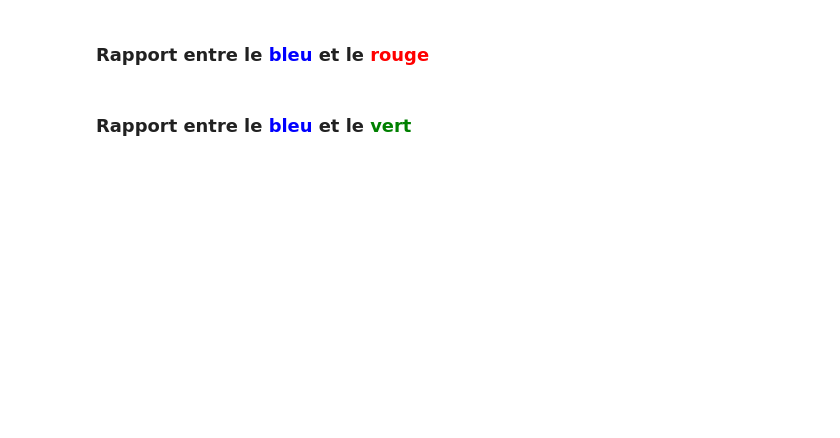
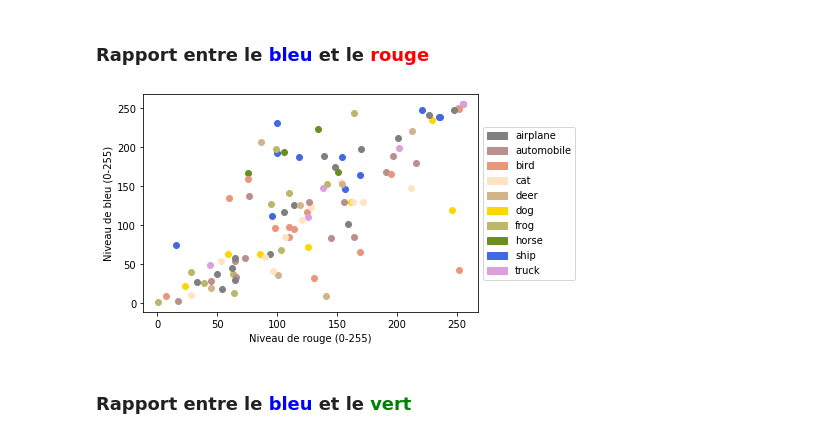
Before and after one commit to hakimMzabi/dl-kaggle-dataset-analysis, a Jupyter notebook: notebooks/linear.ipynb, the cells around one changed output. Drawn from its saved outputs; the diff is of its cells as text; code cells hidden in the pictures; blank space fills up the shorter version.

```diff
--- a/notebooks/linear.ipynb
+++ b/notebooks/linear.ipynb
@@ -76,14 +52,18 @@ plot_rgb_comparison(
 # %% [markdown]
 ### Rapport entre le <span style="color:blue;">bleu</span> et le <span style="color:red;">rouge</span>
 # %%
-plot_rgb_comparison(
+lnr.plot_rgb_comparison(
+    x,
+    y,
     red_index,
     blue_index,
-    color,
+    colors,
     labels,
     xlabel="Niveau de rouge (0-255)",
     ylabel="Niveau de bleu (0-255)"
 )
+# %% [output]
+[figure, added]
 # %% [markdown]
 ### Rapport entre le <span style="color:blue;">bleu</span> et le <span style="color:green;">vert</span>
 # %%
```
Also changed, not shown: parts of 25 cells of this notebook.
